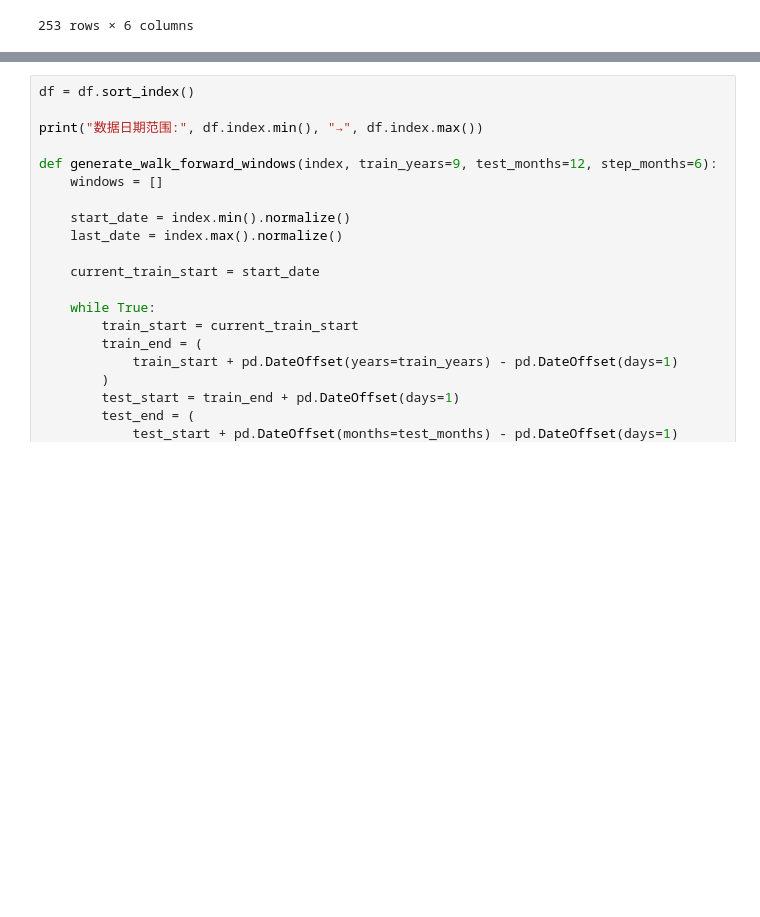
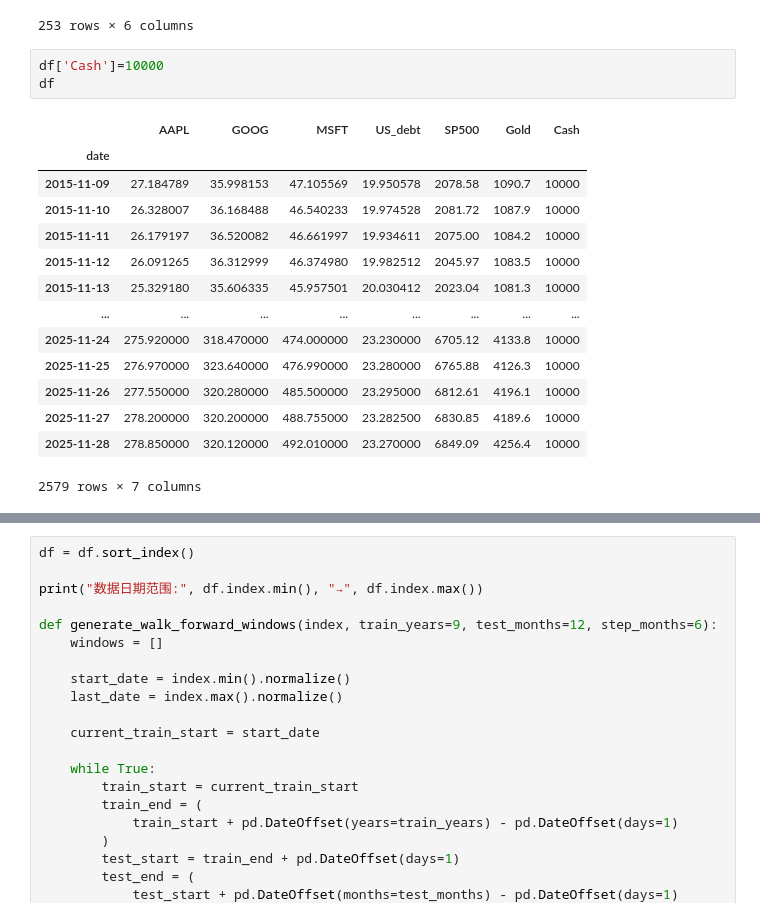
Before and after one commit to George-Zheng-1013/portfolio, a Jupyter notebook: SAC.ipynb, the cells around one changed output, grey strips where cells are left out. Saved outputs shown, nothing was run; the diff lists cells and outputs as text; blank space fills up the shorter version.

```diff
--- a/SAC.ipynb
+++ b/SAC.ipynb
@@ -114,6 +122,24 @@ df[df.isnull().values == True]
 | 2025-11-27 | NaN | NaN | NaN | NaN | NaN | 4189.6 |
 | 2025-11-27 | NaN | NaN | NaN | NaN | NaN | 4189.6 |
 253 rows × 6 columns
+# %%
+df['Cash']=10000
+df
+# %% [output]
+|  | AAPL | GOOG | MSFT | US_debt | SP500 | Gold | Cash |
+| date |  |  |  |  |  |  |  |
+| 2015-11-09 | 27.184789 | 35.998153 | 47.105569 | 19.950578 | 2078.58 | 1090.7 | 10000 |
+| 2015-11-10 | 26.328007 | 36.168488 | 46.540233 | 19.974528 | 2081.72 | 1087.9 | 10000 |
+| 2015-11-11 | 26.179197 | 36.520082 | 46.661997 | 19.934611 | 2075.00 | 1084.2 | 10000 |
+| 2015-11-12 | 26.091265 | 36.312999 | 46.374980 | 19.982512 | 2045.97 | 1083.5 | 10000 |
+| 2015-11-13 | 25.329180 | 35.606335 | 45.957501 | 20.030412 | 2023.04 | 1081.3 | 10000 |
+| ... | ... | ... | ... | ... | ... | ... | ... |
+| 2025-11-24 | 275.920000 | 318.470000 | 474.000000 | 23.230000 | 6705.12 | 4133.8 | 10000 |
+| 2025-11-25 | 276.970000 | 323.640000 | 476.990000 | 23.280000 | 6765.88 | 4126.3 | 10000 |
+| 2025-11-26 | 277.550000 | 320.280000 | 485.500000 | 23.295000 | 6812.61 | 4196.1 | 10000 |
+| 2025-11-27 | 278.200000 | 320.200000 | 488.755000 | 23.282500 | 6830.85 | 4189.6 | 10000 |
+| 2025-11-28 | 278.850000 | 320.120000 | 492.010000 | 23.270000 | 6849.09 | 4256.4 | 10000 |
+2579 rows × 7 columns
 # %%
 df.interpolate(method='time', inplace=True)
 df
```
Also changed, not shown: parts of 9 cells of this notebook, 5 other files.
